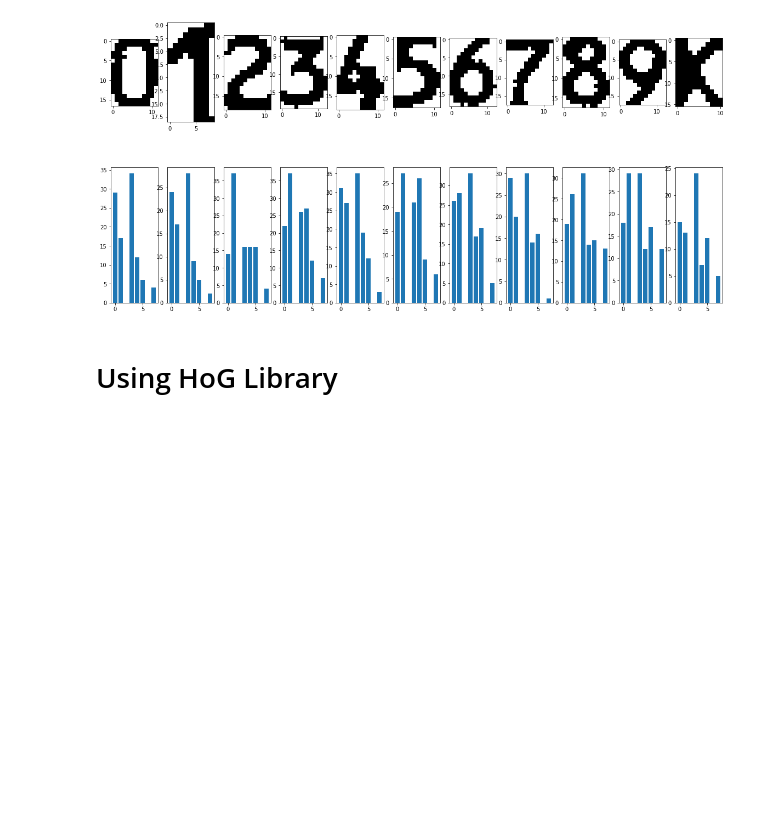
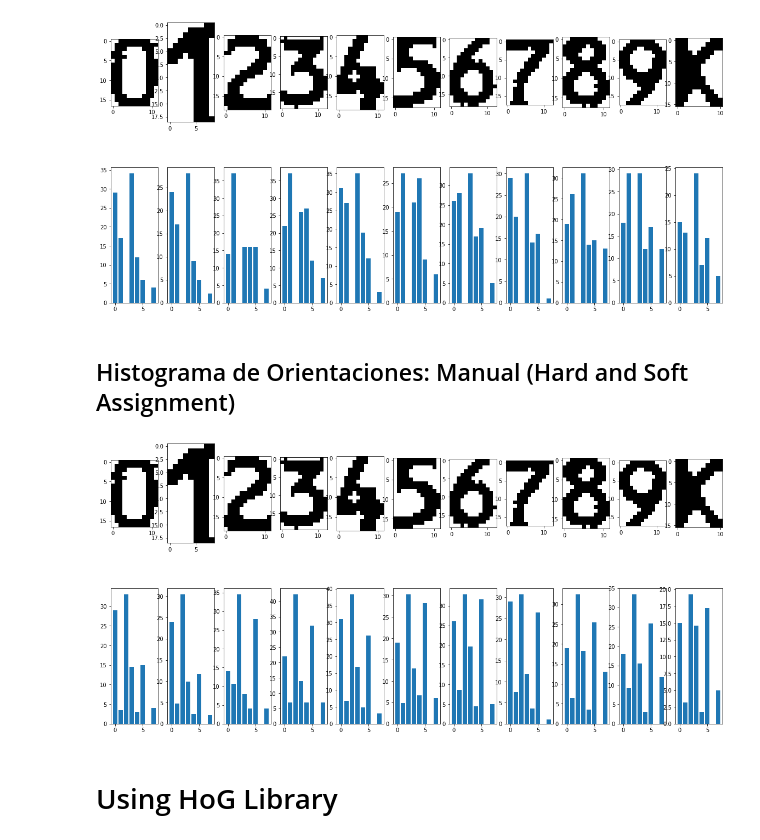
Before and after one commit to gabrieldelaparra/CC5509-2017-2-Tarea1, a Jupyter notebook: tarea1.ipynb, the cells around one changed output. Saved outputs shown, nothing was run; the diff lists cells and outputs as text; code cells hidden in the pictures; blank space fills up the shorter version.

Commit message:
Hard and soft assignment

```diff
--- a/tarea1.ipynb
+++ b/tarea1.ipynb
@@ -352,3 +353,5 @@ for sampleDigitFilename in sampleDigitFilenameList:
     i = i+1
 # %% [output]
 [figure]
+# %% [markdown]
+## Histograma de Orientaciones: Manual (Hard and Soft Assignment)
@@ -355,3 +392,18 @@ for sampleDigitFilename in sampleDigitFilenameList:
+# %%
+plt.figure(figsize=(20,10))
+columns = len(sampleDigitFilenameList)
+i=1
+bins = 8
+for sampleDigitFilename in sampleDigitFilenameList:
+    sampleDigit=io.imread(sampleDigitFilename)
+    plt.subplot(2, columns, i)
+    plt.imshow(sampleDigit, cmap="gray")
+    plt.subplot(2, columns, columns+i)
+    hist = histogram(sampleDigit, bins, assignment = "soft")
+    plt.bar(np.arange(bins), hist)
+    i = i+1
+# %% [output]
+[figure, added]
 # %% [markdown]
 # Using HoG Library
 # %%
```
Also changed, not shown: parts of 7 cells of this notebook.
